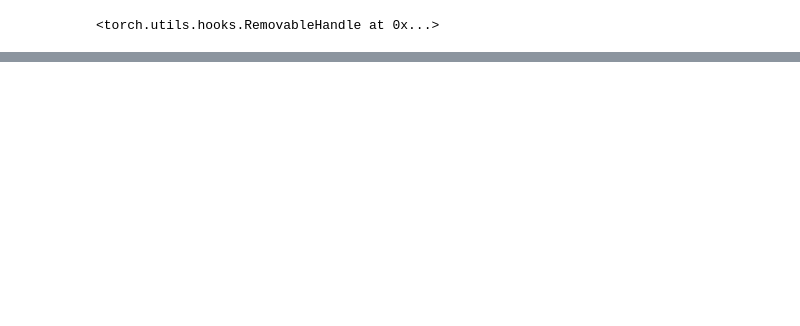
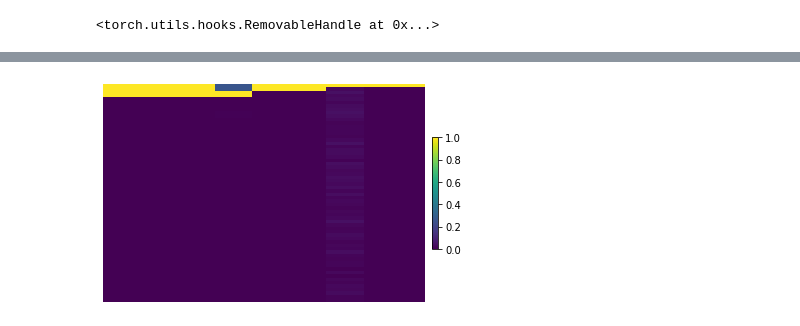
Before and after one commit to cstandy/dy-cnns, a Jupyter notebook: channel_gating/resnet-cifar10_wei-kai_CG.ipynb, the cells around one changed output, grey strips where cells are left out. Cells and saved outputs as stored; diff of their text form; code cells hidden in the pictures; blank space fills up the shorter version.

```diff
--- a/channel_gating/resnet-cifar10_wei-kai_CG.ipynb
+++ b/channel_gating/resnet-cifar10_wei-kai_CG.ipynb
@@ -720,0 +797,33 @@ plt.legend()
+# %%
+CLS = lbl_dict['airplane']
+
+on_list = []
+off_list = []
+rest_list = []
+sort_idx_list = []
+freq_list = []
+sorted_list = []
+
+for i in range(3):
+    for j in range(3):
+        # print('block{}[{}].gate'.format(i+1, j))
+        # print(gates[i][j].shape)
+        # print(gates[i][j])
+        on, off, rest, freq = get_gate_status_freq(gates[i][j], torch.cat(classes), cls=CLS)
+        # print('on = {}, off = {}, rest = {}'.format(on, off, rest))
+        # print(freq)
+        sort_idx = sort_gate_freq_idx(gates[i][j])
+        # print('sort index = {}'.format(sort_idx))
+        # sorted_freq = [[x] for _, x in sorted(zip(sort_idx, freq))]
+        sorted_freq = [[freq[i]] for i in sort_idx]
+        print(sorted_freq)
+        sorted_freq.reverse()
+        print(sorted_freq)
+        # all = on + off + rest
+        # print('on = {:.2%}, off = {:.2%}, rest = {:.2%}'.format(on/all, off/all, rest/all))
+        on_list.append(on)
+        off_list.append(off)
+        rest_list.append(rest)
+        sort_idx_list.append(sort_idx)
+        freq_list.append(freq)
+        sorted_list.append(sorted_freq)
@@ -720,0 +849,14 @@ plt.legend()
+# %%
+import seaborn as sns
+
+ax = [None] * 9
+
+fig, ax = plt.subplots(ncols=len(ax))
+fig.subplots_adjust(wspace=0)
+for i in range(len(ax)):
+    sns.heatmap(sorted_list[i], cmap='viridis', ax=ax[i], cbar=False, xticklabels=False, yticklabels=False)
+fig.colorbar(ax[8].collections[0], ax=ax[8], location='right', use_gridspec=False, pad=0.2)
+
+plt.show()
+# %% [output]
+[figure, added]
```
Also changed, not shown: parts of 22 cells of this notebook, 32 other files.
